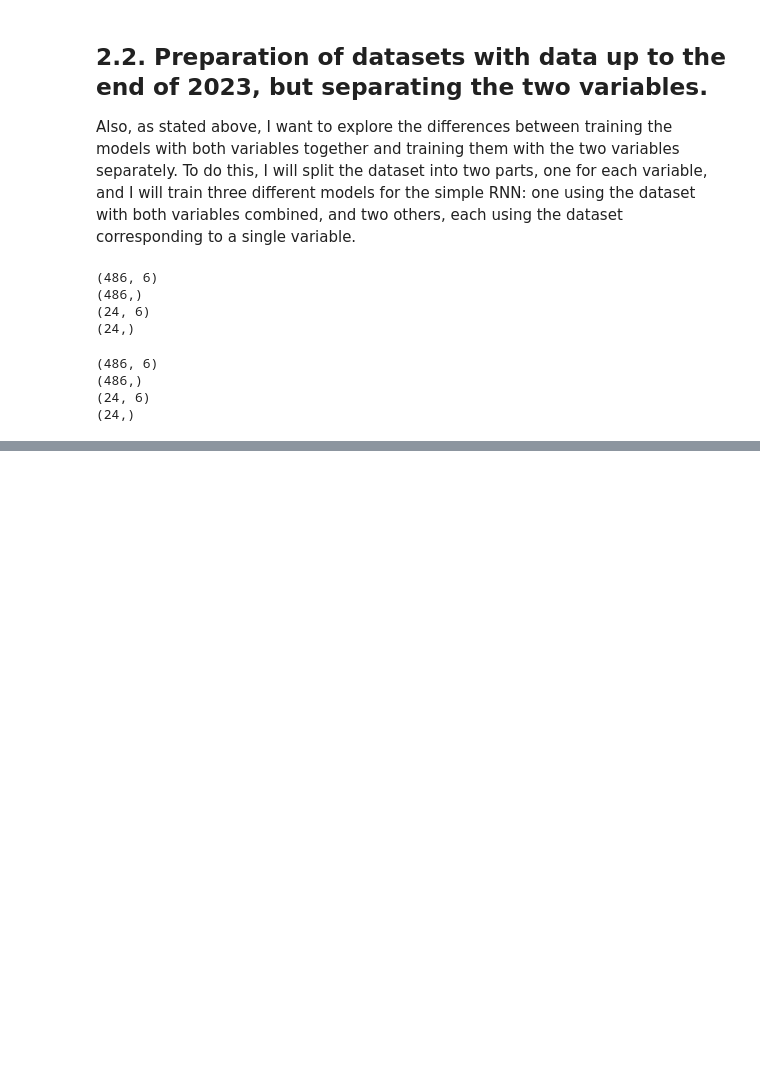
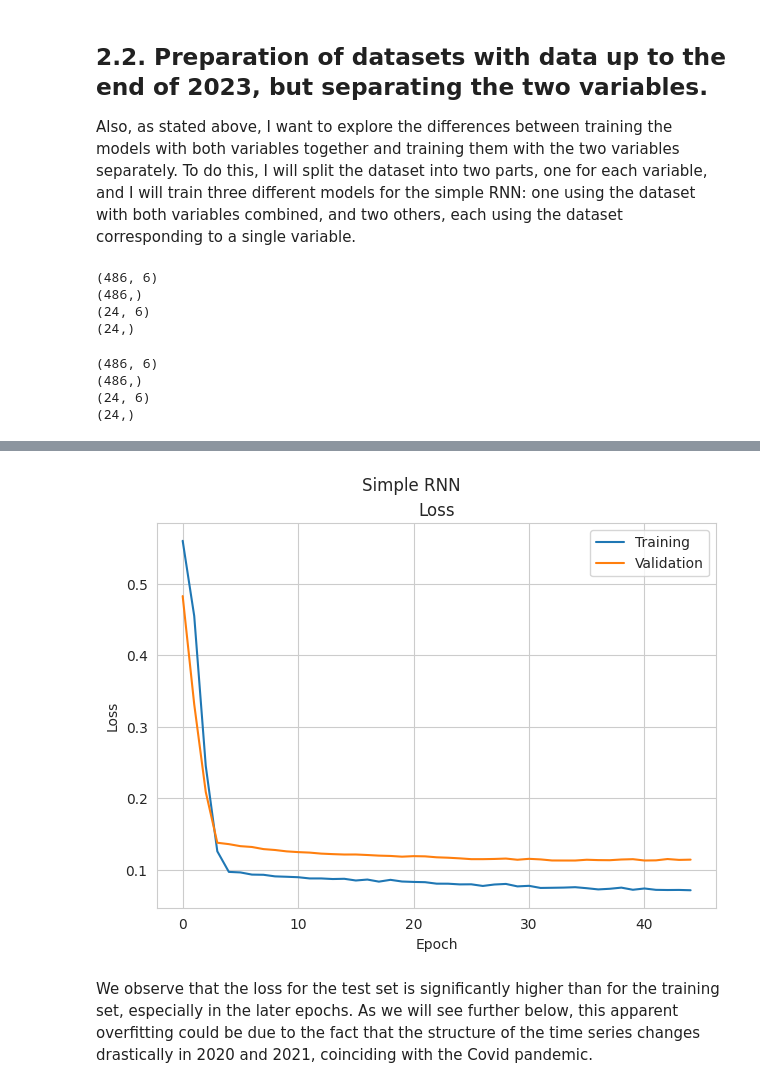
Before and after one commit to svalbuenaa/deep_learning_RNNs, a Jupyter notebook: deep-learning-rnns.ipynb, the cells around one changed output, grey strips where cells are left out. Saved outputs shown, nothing was run; the diff lists cells and outputs as text; code cells hidden in the pictures; blank space fills up the shorter version.

Commit message:
Kaggle Notebook | deep_learning_RNNs | Simple RNN

```diff
--- a/deep-learning-rnns.ipynb
+++ b/deep-learning-rnns.ipynb
@@ -451,0 +502,28 @@ print(y_test_ip.shape)
+# %%
+start = time.time()
+# Training
+
+# Callback for Early stopping
+early_stopping_model_RNN_simple = tf.keras.callbacks.EarlyStopping(
+    monitor='val_loss',
+    patience=10)
+
+# Callback for Model checkpoint
+checkpoint_filepath = Path(results_path, 'rnn.h5.keras')
+
+model_checkpoint_model_RNN_simple = tf.keras.callbacks.ModelCheckpoint(
+    filepath=checkpoint_filepath,
+    monitor="val_loss",
+    save_best_only=True)
+
+# Train the model
+history_model_RNN_simple = model_RNN_simple.fit(
+    x=X_train,
+    y=y_train,
+    epochs=100,
+    batch_size=20,
+    callbacks=[early_stopping_model_RNN_simple, model_checkpoint_model_RNN_simple],
+    shuffle=False,
+    validation_data=(X_test, y_test))
+
+print("Training time: "+str(time.time()-start)+" seconds")
@@ -451,0 +554,20 @@ print(y_test_ip.shape)
+# %%
+# Function to display the loss curve for training and evaluation
+def loss_acc_plot(history, title=""):
+    fig, ax = plt.subplots(1,1)
+    ax.plot(history.history['loss'])
+    ax.plot(history.history['val_loss'])
+    ax.set_title('Loss')
+    ax.set_ylabel('Loss')
+    ax.set_xlabel('Epoch')
+    ax.legend(['Training', 'Validation'], loc='upper right')
+    fig.tight_layout()
+    fig.suptitle(title, x=0.5, y=1.02)
+    plt.show()
+# %%
+# Show training and validation curves
+loss_acc_plot(history_model_RNN_simple,"Simple RNN")
+# %% [output]
+[figure, added]
+# %% [markdown]
+We observe that the loss for the test set is significantly higher than for the training set, especially in the later epochs. As we will see further below, this apparent overfitting could be due to the fact that the structure of the time series changes drastically in 2020 and 2021, coinciding with the Covid pandemic.
```
Also changed, not shown: parts of 16 cells of this notebook.
